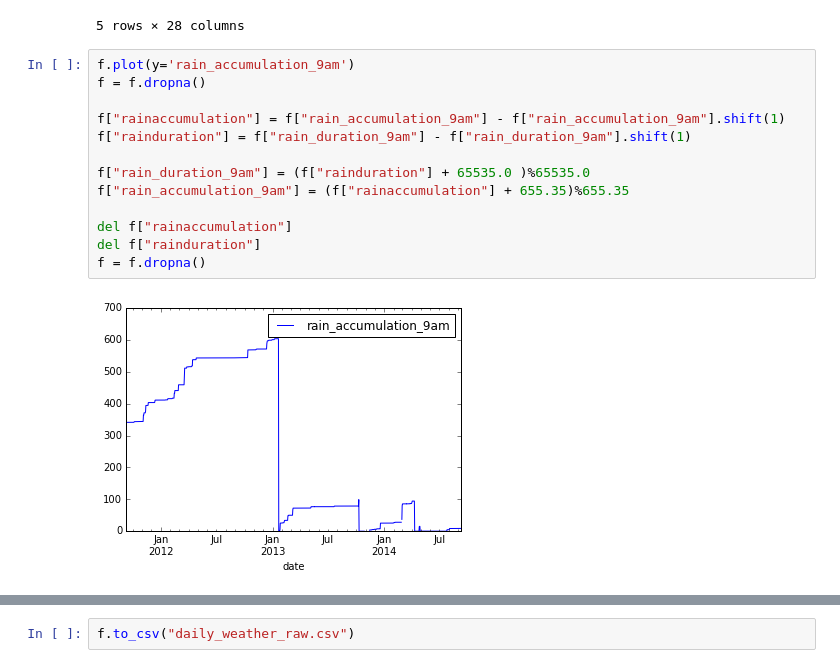
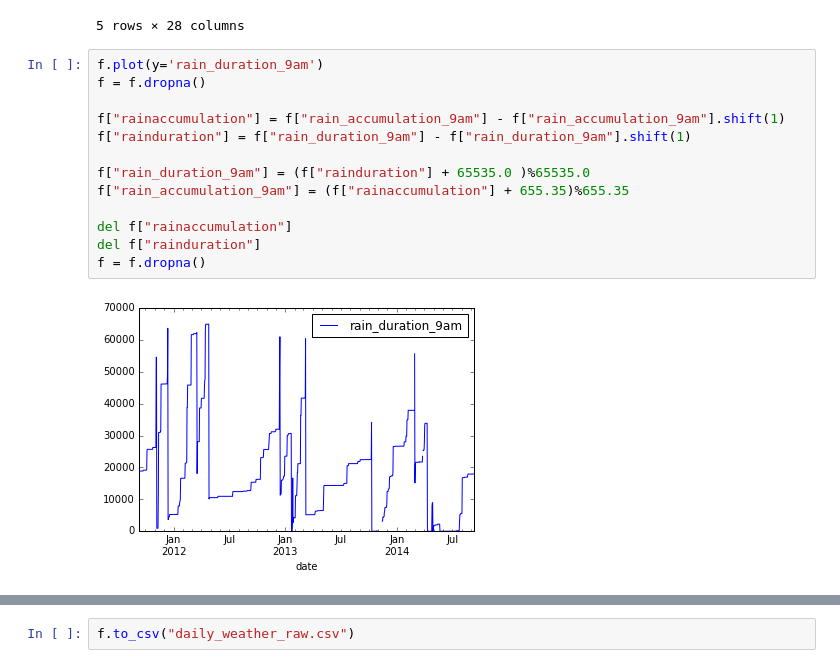
Before and after one commit to words-sdsc/courseraDataSimulation, a Jupyter notebook: course4-ML/Hands-on Daily Weather.ipynb, the cells around one changed output, grey strips where cells are left out. Saved outputs shown, nothing was run; the diff lists cells and outputs as text.

```diff
--- a/course4-ML/Hands-on Daily Weather.ipynb
+++ b/course4-ML/Hands-on Daily Weather.ipynb
@@ -187,17 +187,17 @@ f.head()
 | 2011-09-14 | 917.6 | 73.58 | 5.8 | 6.5 | ... |
 5 rows × 28 columns
 # %%
-f.plot(y='rain_accumulation_9am')
+f.plot(y='rain_duration_9am')
 f = f.dropna()
 
 f["rainaccumulation"] = f["rain_accumulation_9am"] - f["rain_accumulation_9am"].shift(1)
 f["rainduration"] = f["rain_duration_9am"] - f["rain_duration_9am"].shift(1)
 
 f["rain_duration_9am"] = (f["rainduration"] + 65535.0 )%65535.0
 f["rain_accumulation_9am"] = (f["rainaccumulation"] + 655.35)%655.35
 
 del f["rainaccumulation"]
 del f["rainduration"]
 f = f.dropna()
 # %% [output]
-[figure, old version]
+[figure, new version]
```
Also changed, not shown: parts of 3 cells of this notebook, 3 other files.
